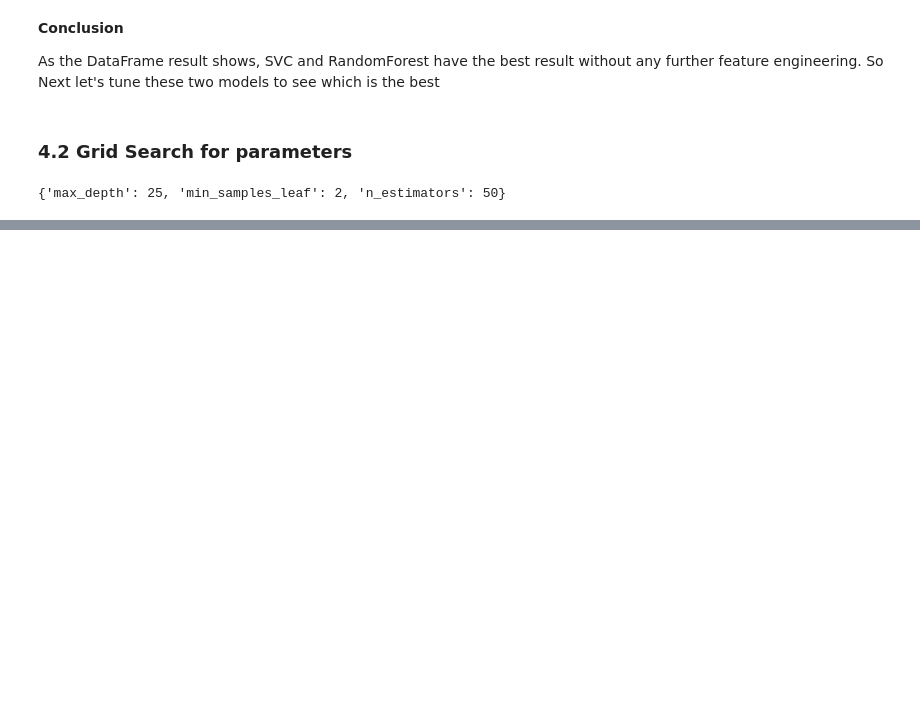
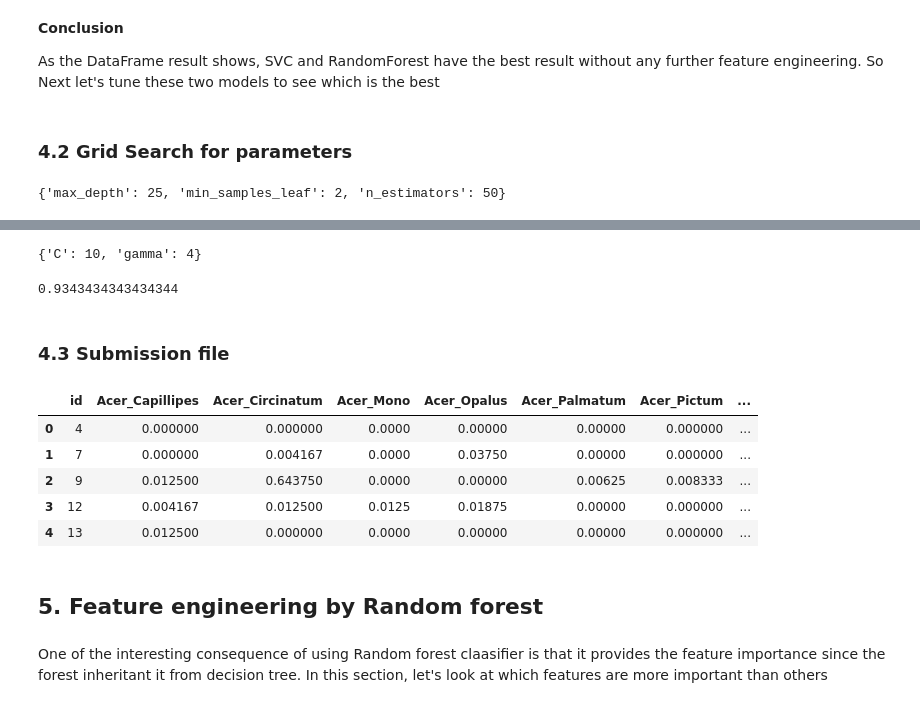
Before and after one commit to dangspin/Kaggle, a Jupyter notebook: LeafClassifier/MyLeaf.ipynb, the cells around one changed output, grey strips where cells are left out. Drawn from its saved outputs; the diff is of its cells as text; code cells hidden in the pictures; blank space fills up the shorter version.

```diff
--- a/LeafClassifier/MyLeaf.ipynb
+++ b/LeafClassifier/MyLeaf.ipynb
@@ -289,0 +290,52 @@ print (acc)
+# %%
+svc = SVC(C=0.9, kernel='rbf')
+
+# Use a grid over parameters of interest
+Cs = [1, 10,20,30]
+gammas = [0.1, 1,2,3,4]
+param_grid = {'C': Cs, 'gamma' : gammas}
+
+CV_svc = GridSearchCV(estimator=svc, param_grid=param_grid)
+CV_svc.fit(X_train, Y_train)
+print (CV_svc.best_params_)
+# %% [output]
+{'C': 10, 'gamma': 4}
+# %%
+SVM = SVC(C=10, kernel='rbf',gamma = 4)
+SVM.fit(X_train, Y_train)
+
+name = SVM.__class__.__name__
+
+train_predictions = SVM.predict(X_test)
+acc = accuracy_score(Y_test, train_predictions)
+
+print (acc)
+# %% [output]
+0.9343434343434344
+# %% [markdown]
+### 4.3 Submission file
+# %%
+# Predict Test Set
+final_model = RandomForestClassifier(n_estimators=80, criterion='entropy',max_features='sqrt', max_depth = 20, min_samples_leaf= 2)
+final_model.fit(X_train, Y_train)
+test_predictions = final_model.predict_proba(df_test)
+
+# Format DataFrame
+submission = pd.DataFrame(test_predictions, columns=list(label_fitter.classes_))
+submission.insert(0, 'id', test_ids)
+submission.reset_index()
+
+# Export Submission
+submission.to_csv('submission.csv', index = False)
+submission.head()
+# %% [output]
+|  | id | Acer_Capillipes | Acer_Circinatum | Acer_Mono | Acer_Opalus | Acer_Palmatum | Acer_Pictum | ... |
+| 0 | 4 | 0.000000 | 0.000000 | 0.0000 | 0.00000 | 0.00000 | 0.000000 | ... |
+| 1 | 7 | 0.000000 | 0.004167 | 0.0000 | 0.03750 | 0.00000 | 0.000000 | ... |
+| 2 | 9 | 0.012500 | 0.643750 | 0.0000 | 0.00000 | 0.00625 | 0.008333 | ... |
+| 3 | 12 | 0.004167 | 0.012500 | 0.0125 | 0.01875 | 0.00000 | 0.000000 | ... |
+| 4 | 13 | 0.012500 | 0.000000 | 0.0000 | 0.00000 | 0.00000 | 0.000000 | ... |
+# %% [markdown]
+## 5. Feature engineering by Random forest
+# %% [markdown]
+One of the interesting consequence of using Random forest claasifier is that it provides the feature importance since the forest inheritant it from decision tree. In this section, let's look at which features are more important than others
```
Also changed, not shown: parts of 15 cells of this notebook.
